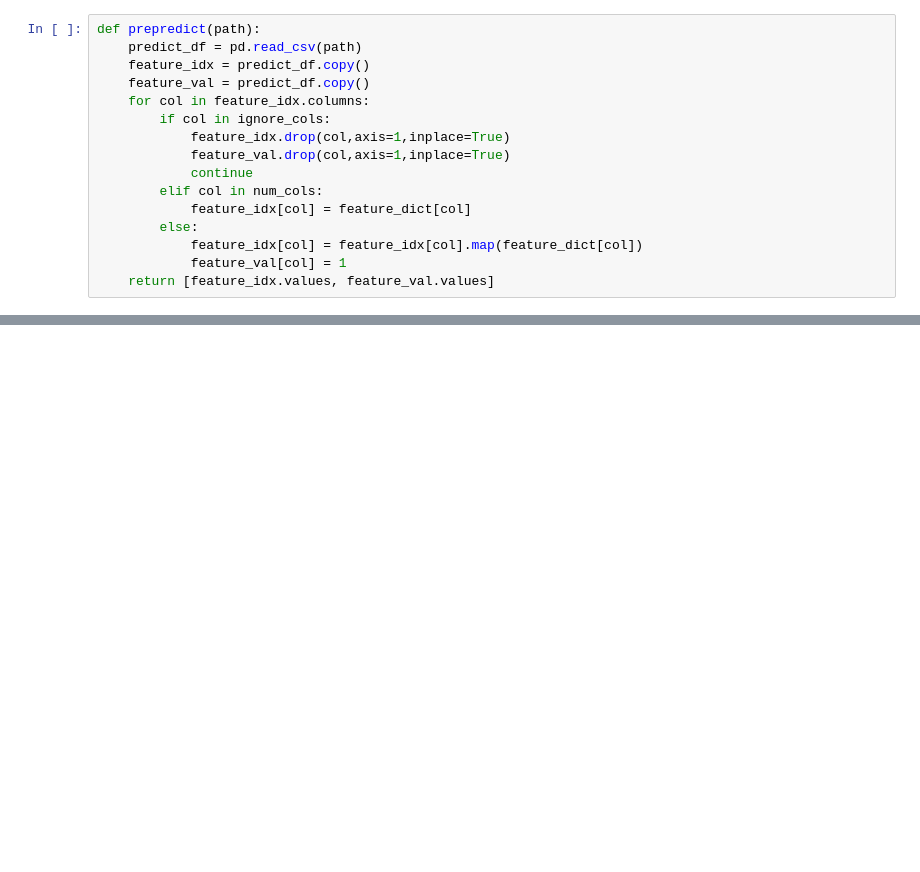
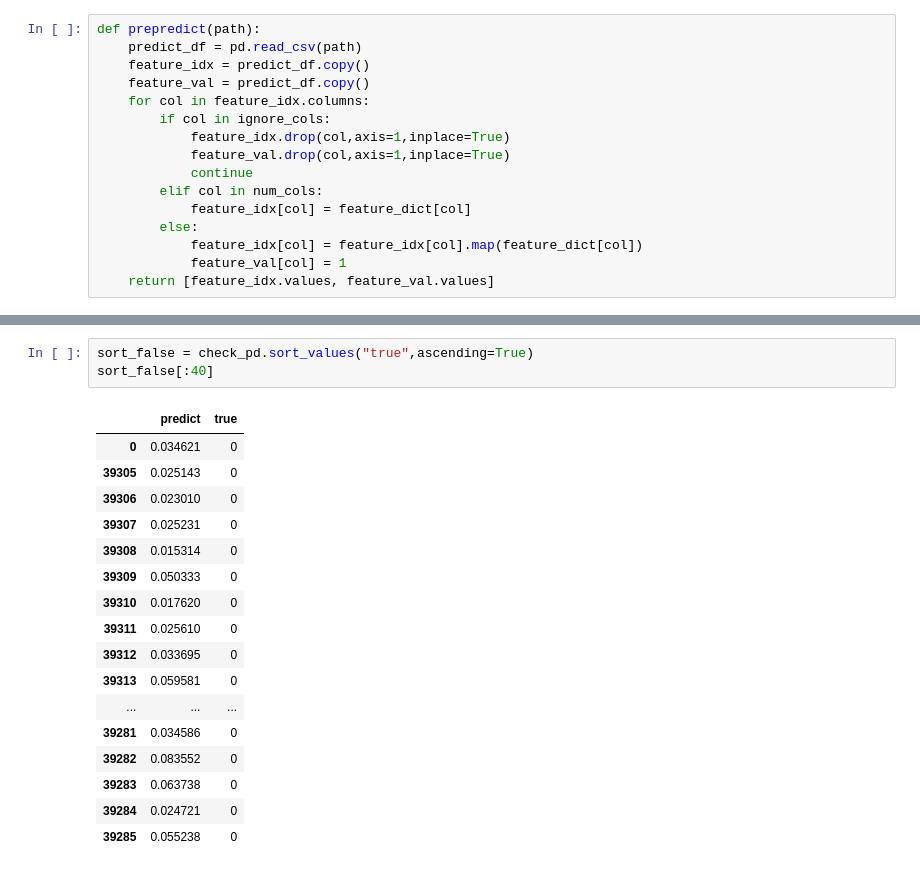
Before and after one commit to weiyiming1/CTR, a Jupyter notebook: train_split.ipynb, the cells around one changed output, grey strips where cells are left out. Drawn from its saved outputs; the diff is of its cells as text; blank space fills up the shorter version.

```diff
--- a/train_split.ipynb
+++ b/train_split.ipynb
@@ -248,0 +369,21 @@ train_y_pd.head(40)
+# %%
+sort_false = check_pd.sort_values("true",ascending=True)
+sort_false[:40]
+# %% [output]
+|  | predict | true |
+| 0 | 0.034621 | 0 |
+| 39305 | 0.025143 | 0 |
+| 39306 | 0.023010 | 0 |
+| 39307 | 0.025231 | 0 |
+| 39308 | 0.015314 | 0 |
+| 39309 | 0.050333 | 0 |
+| 39310 | 0.017620 | 0 |
+| 39311 | 0.025610 | 0 |
+| 39312 | 0.033695 | 0 |
+| 39313 | 0.059581 | 0 |
+| ... | ... | ... |
+| 39281 | 0.034586 | 0 |
+| 39282 | 0.083552 | 0 |
+| 39283 | 0.063738 | 0 |
+| 39284 | 0.024721 | 0 |
+| 39285 | 0.055238 | 0 |
```
Also changed, not shown: parts of 29 cells of this notebook, 1 other file.
